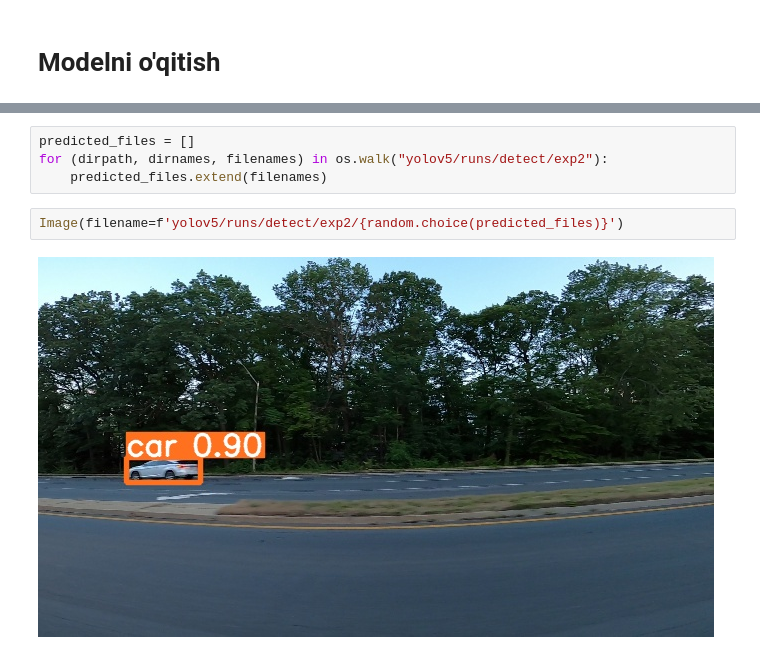
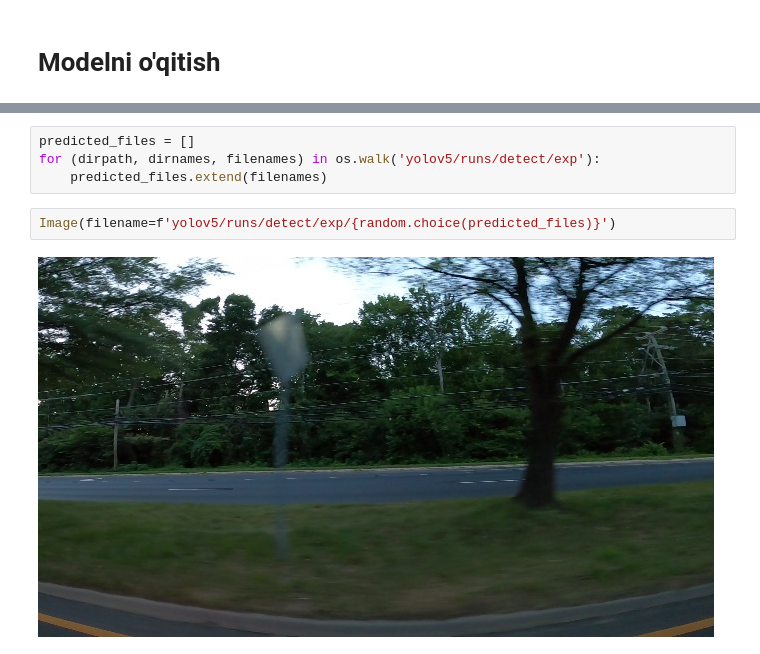
Before and after one commit to iMan0405/Portfolio_DT_vs_AI, a Jupyter notebook: Yolo_Car_Object_Detection.ipynb, the cells around one changed output, grey strips where cells are left out. Cells and saved outputs as stored; diff of their text form.

```diff
--- a/Yolo_Car_Object_Detection.ipynb
+++ b/Yolo_Car_Object_Detection.ipynb
@@ -124,8 +124,8 @@ Results saved to yolov5/runs/detect/exp2
 # %%
 predicted_files = []
-for (dirpath, dirnames, filenames) in os.walk("yolov5/runs/detect/exp2"):
+for (dirpath, dirnames, filenames) in os.walk('yolov5/runs/detect/exp'):
     predicted_files.extend(filenames)
 # %%
-Image(filename=f'yolov5/runs/detect/exp2/{random.choice(predicted_files)}')
+Image(filename=f'yolov5/runs/detect/exp/{random.choice(predicted_files)}')
 # %% [output]
-[figure, old version]
+[figure, new version]
```
Also changed, not shown: parts of 9 cells of this notebook.
